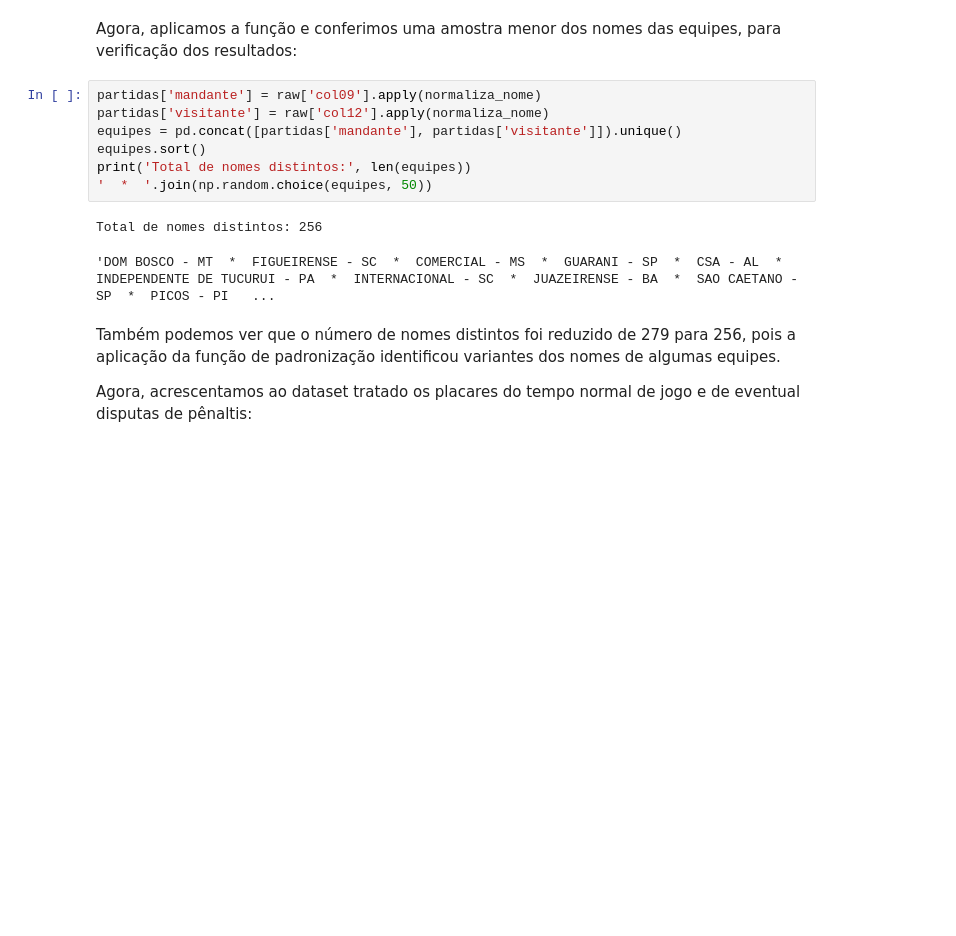
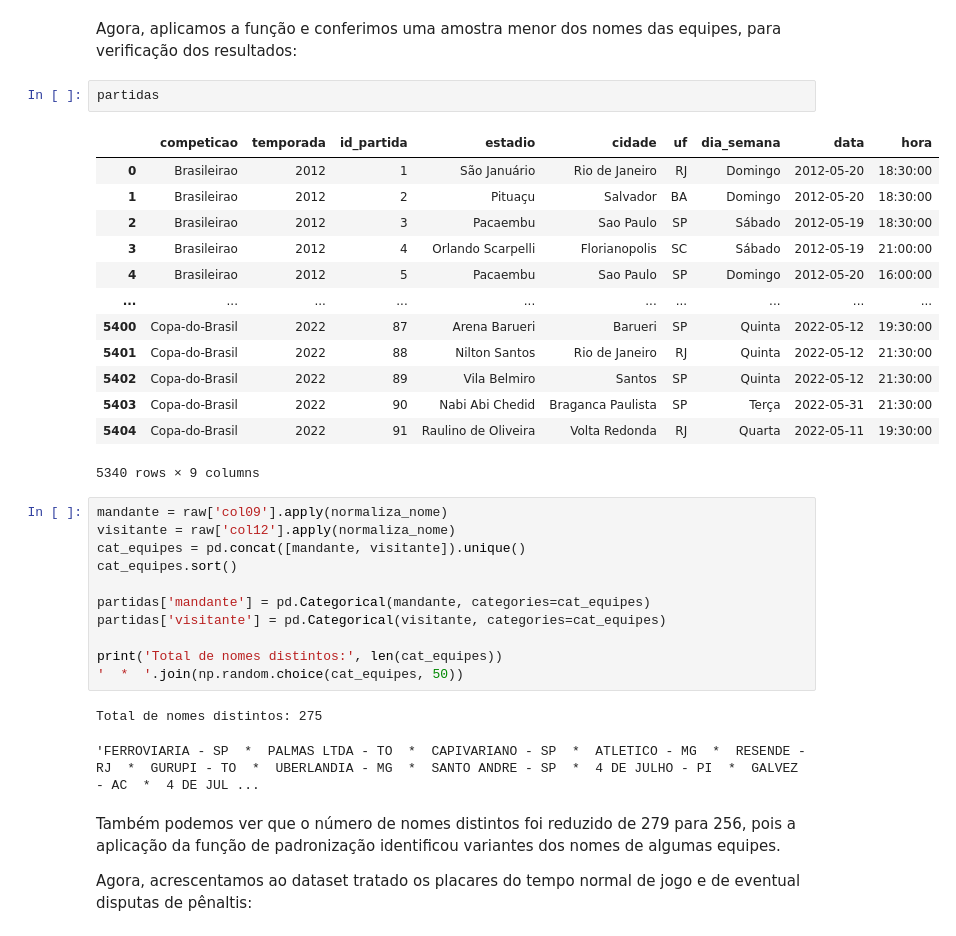
Before and after one commit to renefb/futebol-br, a Jupyter notebook: 2-tratamento.ipynb, the cells around one changed output. Cells and saved outputs as stored; diff of their text form; blank space fills up the shorter version.

```diff
--- a/2-tratamento.ipynb
+++ b/2-tratamento.ipynb
@@ -242,16 +254,36 @@ def normaliza_nome(nome):
     return nome
 # %% [markdown]
 Agora, aplicamos a função e conferimos uma amostra menor dos nomes das equipes, para verificação dos resultados:
+# %%
+partidas
+# %% [output]
+|  | competicao | temporada | id_partida | estadio | cidade | uf | dia_semana | data | hora |
+| 0 | Brasileirao | 2012 | 1 | São Januário | Rio de Janeiro | RJ | Domingo | 2012-05-20 | 18:30:00 |
+| 1 | Brasileirao | 2012 | 2 | Pituaçu | Salvador | BA | Domingo | 2012-05-20 | 18:30:00 |
+| 2 | Brasileirao | 2012 | 3 | Pacaembu | Sao Paulo | SP | Sábado | 2012-05-19 | 18:30:00 |
+| 3 | Brasileirao | 2012 | 4 | Orlando Scarpelli | Florianopolis | SC | Sábado | 2012-05-19 | 21:00:00 |
+| 4 | Brasileirao | 2012 | 5 | Pacaembu | Sao Paulo | SP | Domingo | 2012-05-20 | 16:00:00 |
+| ... | ... | ... | ... | ... | ... | ... | ... | ... | ... |
+| 5400 | Copa-do-Brasil | 2022 | 87 | Arena Barueri | Barueri | SP | Quinta | 2022-05-12 | 19:30:00 |
+| 5401 | Copa-do-Brasil | 2022 | 88 | Nilton Santos | Rio de Janeiro | RJ | Quinta | 2022-05-12 | 21:30:00 |
+| 5402 | Copa-do-Brasil | 2022 | 89 | Vila Belmiro | Santos | SP | Quinta | 2022-05-12 | 21:30:00 |
+| 5403 | Copa-do-Brasil | 2022 | 90 | Nabi Abi Chedid | Braganca Paulista | SP | Terça | 2022-05-31 | 21:30:00 |
+| 5404 | Copa-do-Brasil | 2022 | 91 | Raulino de Oliveira | Volta Redonda | RJ | Quarta | 2022-05-11 | 19:30:00 |
+5340 rows × 9 columns
 # %%
-partidas['mandante'] = raw['col09'].apply(normaliza_nome)
-partidas['visitante'] = raw['col12'].apply(normaliza_nome)
-equipes = pd.concat([partidas['mandante'], partidas['visitante']]).unique()
-equipes.sort()
-print('Total de nomes distintos:', len(equipes))
-'  *  '.join(np.random.choice(equipes, 50))
+mandante = raw['col09'].apply(normaliza_nome)
+visitante = raw['col12'].apply(normaliza_nome)
+cat_equipes = pd.concat([mandante, visitante]).unique()
+cat_equipes.sort()
+
+partidas['mandante'] = pd.Categorical(mandante, categories=cat_equipes)
+partidas['visitante'] = pd.Categorical(visitante, categories=cat_equipes)
+
+print('Total de nomes distintos:', len(cat_equipes))
+'  *  '.join(np.random.choice(cat_equipes, 50))
 # %% [output]
-Total de nomes distintos: 256
+Total de nomes distintos: 275
-'DOM BOSCO - MT  *  FIGUEIRENSE - SC  *  COMERCIAL - MS  *  GUARANI - SP  *  CSA - AL  *  INDEPENDENTE DE TUCURUI - PA  *  INTERNACIONAL - SC  *  JUAZEIRENSE - BA  *  SAO CAETANO - SP  *  PICOS - PI   ...
+'FERROVIARIA - SP  *  PALMAS LTDA - TO  *  CAPIVARIANO - SP  *  ATLETICO - MG  *  RESENDE - RJ  *  GURUPI - TO  *  UBERLANDIA - MG  *  SANTO ANDRE - SP  *  4 DE JULHO - PI  *  GALVEZ - AC  *  4 DE JUL ...
 # %% [markdown]
 Também podemos ver que o número de nomes distintos foi reduzido de 279 para 256, pois a aplicação da função de padronização identificou variantes dos nomes de algumas equipes.
 
```
Also changed, not shown: parts of 26 cells of this notebook, 48 other files.
